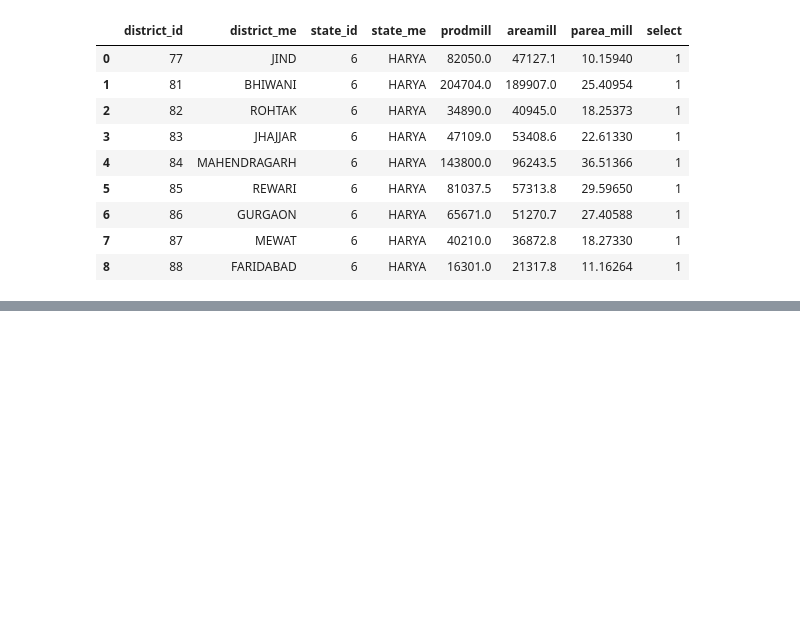
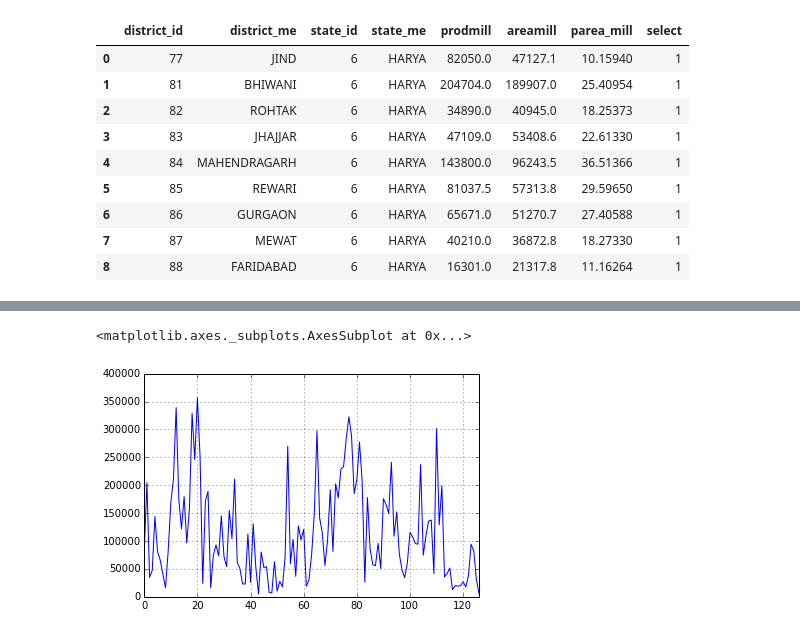
Before and after one commit to rajkumarsikar/test-repo, a Jupyter notebook: PyBasics.ipynb, the cells around one changed output, grey strips where cells are left out. Saved outputs shown, nothing was run; the diff lists cells and outputs as text; code cells hidden in the pictures; blank space fills up the shorter version.

```diff
--- a/PyBasics.ipynb
+++ b/PyBasics.ipynb
@@ -1,7 +1,7 @@
 # %%
 from pandas import *
 # %%
-data=read_csv('D:\Ashwini Chhatre\select.csv')
+data=read_csv('select.csv')
 # %%
 data[:20]
 # %% [output]
@@ -57,0 +78,5 @@ data[data.state_id==6]
+# %%
+data.prodmill.plot()
+# %% [output]
+<matplotlib.axes._subplots.AxesSubplot at 0x...>
+[figure, added]
```
Also changed, not shown: parts of 7 cells of this notebook.
